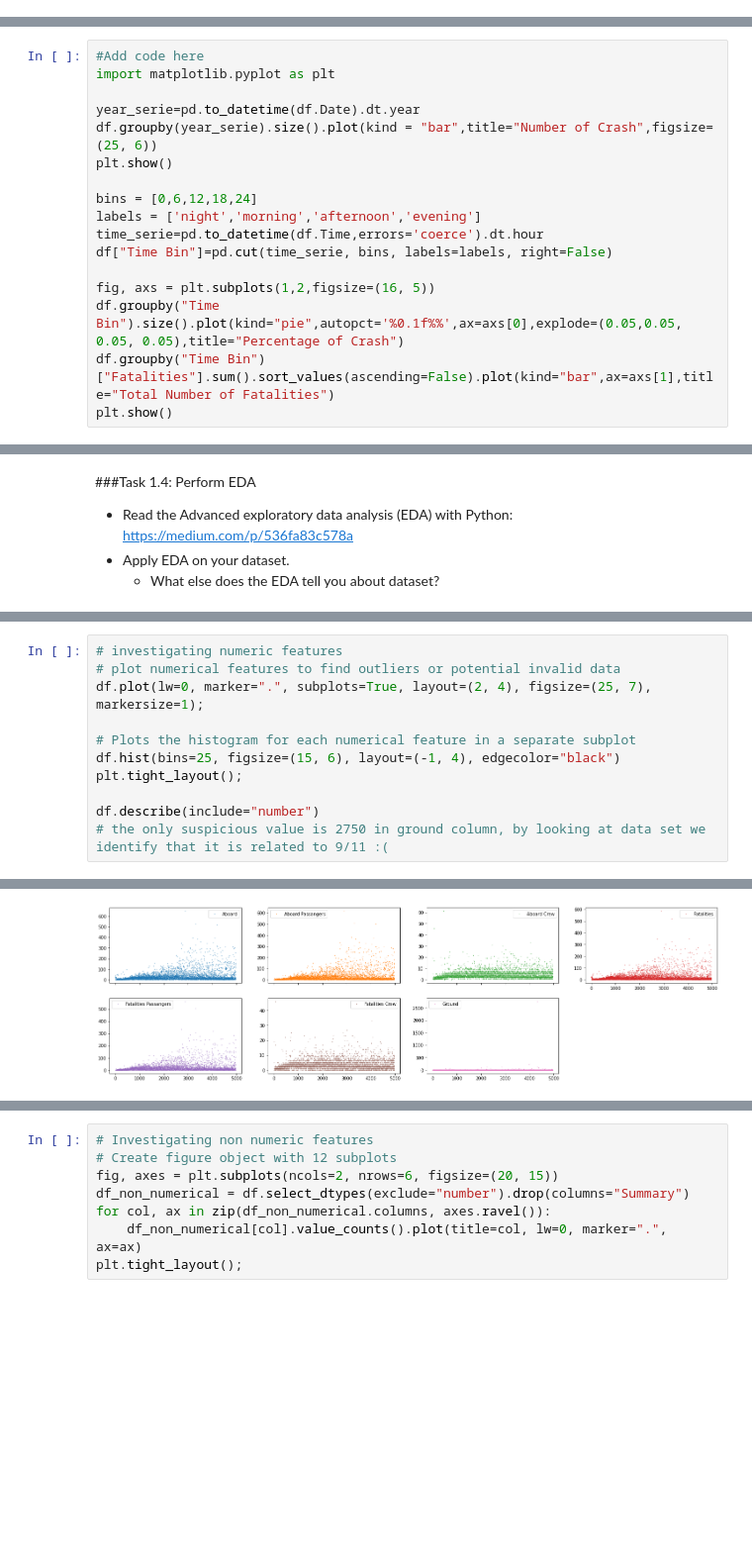
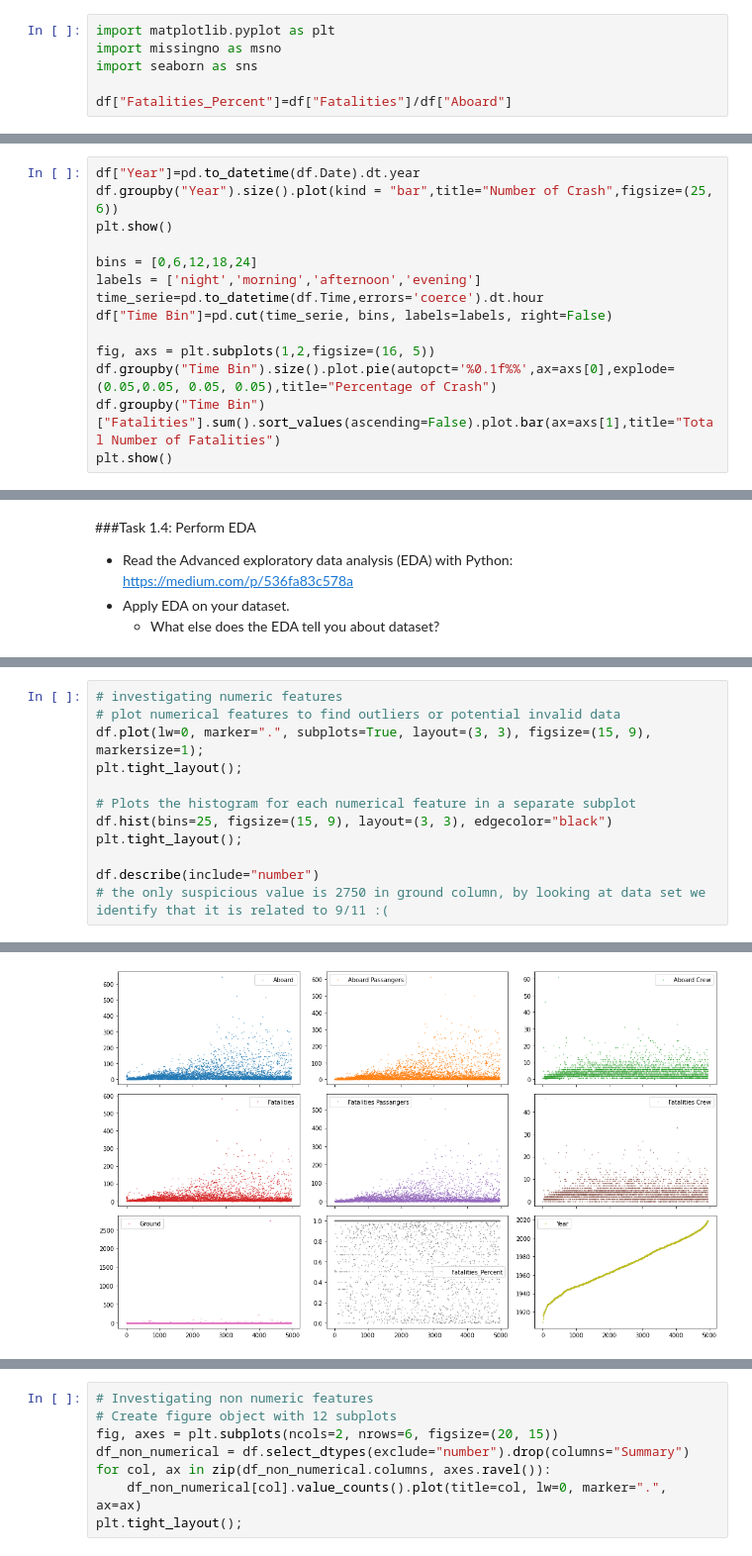
Before and after one commit to women-in-ai-ireland/May-2022-WaiXCollins-Airplane-Crash-Investigation, a Jupyter notebook: WAI_Crash_Investigation_PEDRAM.ipynb, the cells around one changed output, grey strips where cells are left out. Shown at 99% size. Saved outputs shown, nothing was run; the diff lists cells and outputs as text; blank space fills up the shorter version.

```diff
--- a/WAI_Crash_Investigation_PEDRAM.ipynb
+++ b/WAI_Crash_Investigation_PEDRAM.ipynb
@@ -60,6 +61,12 @@ https://medium.com/p/536fa83c578a
     * Hint: make a new column in the dataset
  * Produce bar chart
  * Comment on the results
+# %%
+import matplotlib.pyplot as plt
+import missingno as msno
+import seaborn as sns
+
+df["Fatalities_Percent"]=df["Fatalities"]/df["Aboard"]
 # %%
 #Hint - first list all different types of operator using code below. Create bar chart for that
 operators_unique = df.Operator.unique()
@@ -193,11 +194,8 @@ plt.show()
 * plot bar or pie chart of number of crashes vs time of the day.
 * **Bonus** - Cross correlate year with type of aircraft. For example, the majority of crashes during WWII will be military. Can you identify and explain some other trends?
 # %%
-#Add code here
-import matplotlib.pyplot as plt
-
-year_serie=pd.to_datetime(df.Date).dt.year
-df.groupby(year_serie).size().plot(kind = "bar",title="Number of Crash",figsize=(25, 6))
+df["Year"]=pd.to_datetime(df.Date).dt.year
+df.groupby("Year").size().plot(kind = "bar",title="Number of Crash",figsize=(25, 6))
 plt.show()
 
 bins = [0,6,12,18,24]
@@ -206,8 +204,8 @@ time_serie=pd.to_datetime(df.Time,errors='coerce').dt.hour
 df["Time Bin"]=pd.cut(time_serie, bins, labels=labels, right=False)
 
 fig, axs = plt.subplots(1,2,figsize=(16, 5))
-df.groupby("Time Bin").size().plot(kind="pie",autopct='%0.1f%%',ax=axs[0],explode=(0.05,0.05, 0.05, 0.05),title="Percentage of Crash")
-df.groupby("Time Bin")["Fatalities"].sum().sort_values(ascending=False).plot(kind="bar",ax=axs[1],title="Total Number of Fatalities")
+df.groupby("Time Bin").size().plot.pie(autopct='%0.1f%%',ax=axs[0],explode=(0.05,0.05, 0.05, 0.05),title="Percentage of Crash")
+df.groupby("Time Bin")["Fatalities"].sum().sort_values(ascending=False).plot.bar(ax=axs[1],title="Total Number of Fatalities")
 plt.show()
 # %% [output]
 [figure]
@@ -254,10 +247,11 @@ There are 27 rows with more than 10 missing values
 # %%
 # investigating numeric features
 # plot numerical features to find outliers or potential invalid data
-df.plot(lw=0, marker=".", subplots=True, layout=(2, 4), figsize=(25, 7), markersize=1);
+df.plot(lw=0, marker=".", subplots=True, layout=(3, 3), figsize=(15, 9), markersize=1);
+plt.tight_layout();
 
 # Plots the histogram for each numerical feature in a separate subplot
-df.hist(bins=25, figsize=(15, 6), layout=(-1, 4), edgecolor="black")
+df.hist(bins=25, figsize=(15, 9), layout=(3, 3), edgecolor="black")
 plt.tight_layout();
 
 df.describe(include="number")
@@ -275 +269 @@ df.describe(include="number")
-[figure, old version]
+[figure, new version]
```
Also changed, not shown: parts of 14 cells of this notebook.
